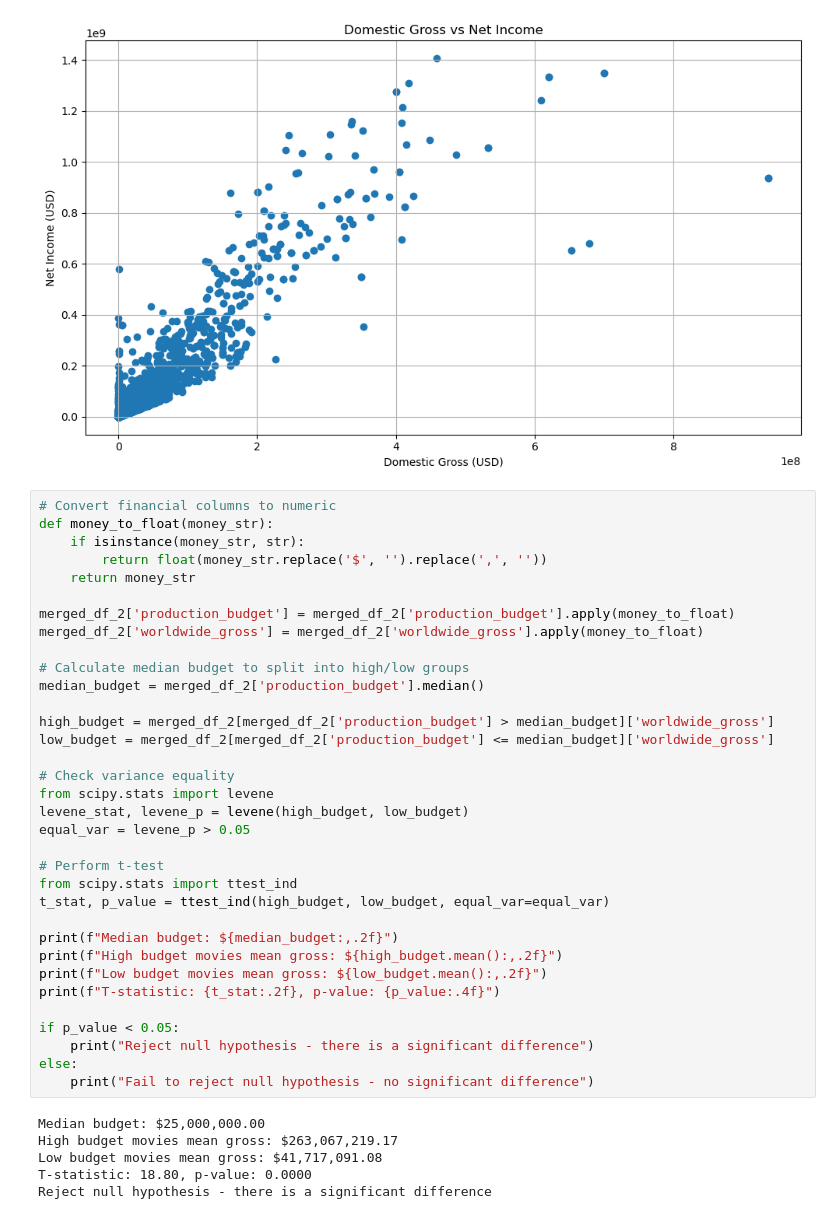
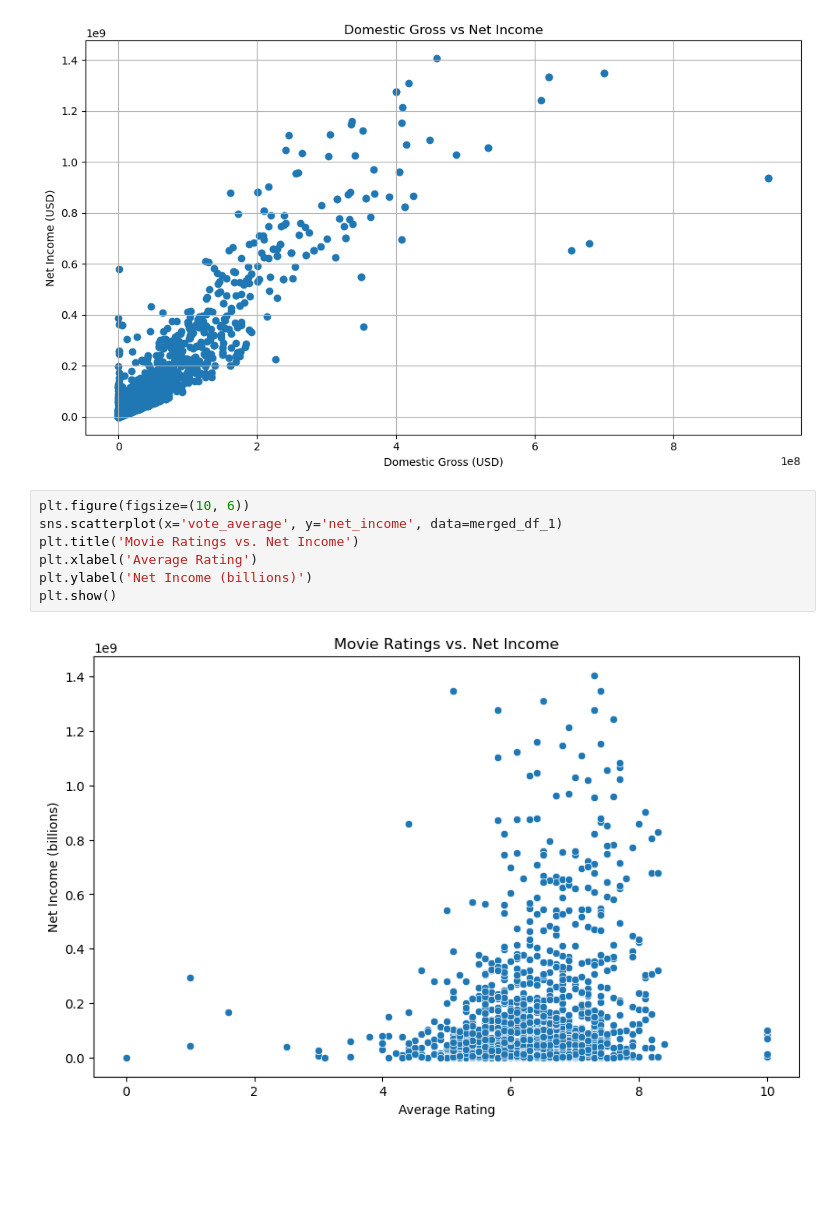
Before and after one commit to FrancisNdirangu/Phase-2-Project, a Jupyter notebook: merge.ipynb, the cells around one changed output. Cells and saved outputs as stored; diff of their text form; blank space fills up the shorter version.

```diff
--- a/merge.ipynb
+++ b/merge.ipynb
@@ -940,43 +940,12 @@ plt.tight_layout()
 plt.show()
 # %% [output]
 [figure]
-# %%
-# Convert financial columns to numeric
-def money_to_float(money_str):
-    if isinstance(money_str, str):
-        return float(money_str.replace('$', '').replace(',', ''))
-    return money_str
-
-merged_df_2['production_budget'] = merged_df_2['production_budget'].apply(money_to_float)
-merged_df_2['worldwide_gross'] = merged_df_2['worldwide_gross'].apply(money_to_float)
-
-# Calculate median budget to split into high/low groups
-median_budget = merged_df_2['production_budget'].median()
-
-high_budget = merged_df_2[merged_df_2['production_budget'] > median_budget]['worldwide_gross']
-low_budget = merged_df_2[merged_df_2['production_budget'] <= median_budget]['worldwide_gross']
-
-# Check variance equality
-from scipy.stats import levene
-levene_stat, levene_p = levene(high_budget, low_budget)
-equal_var = levene_p > 0.05
-
-# Perform t-test
-from scipy.stats import ttest_ind
-t_stat, p_value = ttest_ind(high_budget, low_budget, equal_var=equal_var)
-
-print(f"Median budget: ${median_budget:,.2f}")
-print(f"High budget movies mean gross: ${high_budget.mean():,.2f}")
-print(f"Low budget movies mean gross: ${low_budget.mean():,.2f}")
-print(f"T-statistic: {t_stat:.2f}, p-value: {p_value:.4f}")
-
-if p_value < 0.05:
-    print("Reject null hypothesis - there is a significant difference")
-else:
-    print("Fail to reject null hypothesis - no significant difference")
-# %% [output]
-Median budget: $25,000,000.00
-High budget movies mean gross: $263,067,219.17
-Low budget movies mean gross: $41,717,091.08
-T-statistic: 18.80, p-value: 0.0000
-Reject null hypothesis - there is a significant difference
+# %%
+plt.figure(figsize=(10, 6))
+sns.scatterplot(x='vote_average', y='net_income', data=merged_df_1)
+plt.title('Movie Ratings vs. Net Income')
+plt.xlabel('Average Rating')
+plt.ylabel('Net Income (billions)')
+plt.show()
+# %% [output]
+[figure, added]
```
